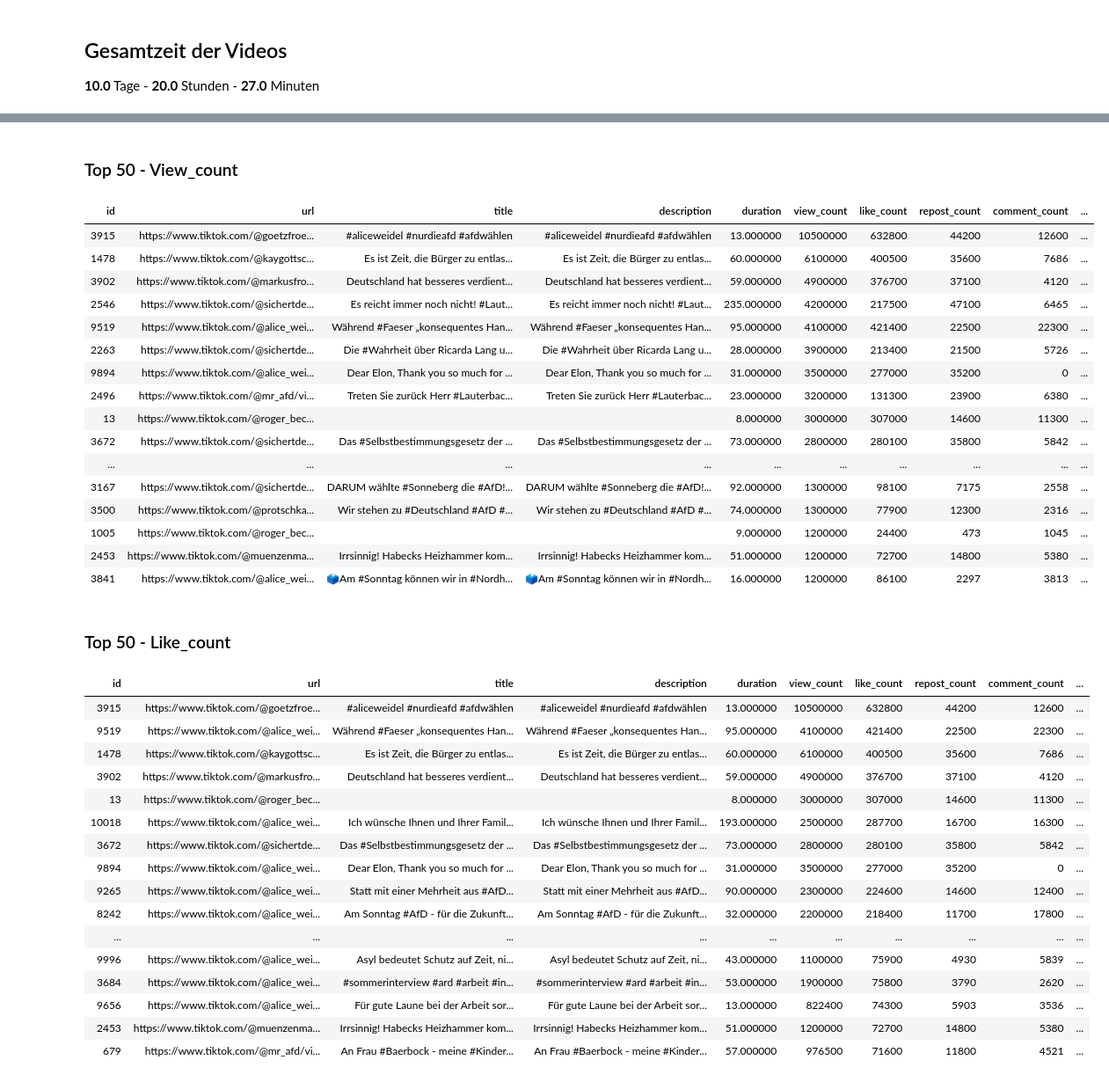
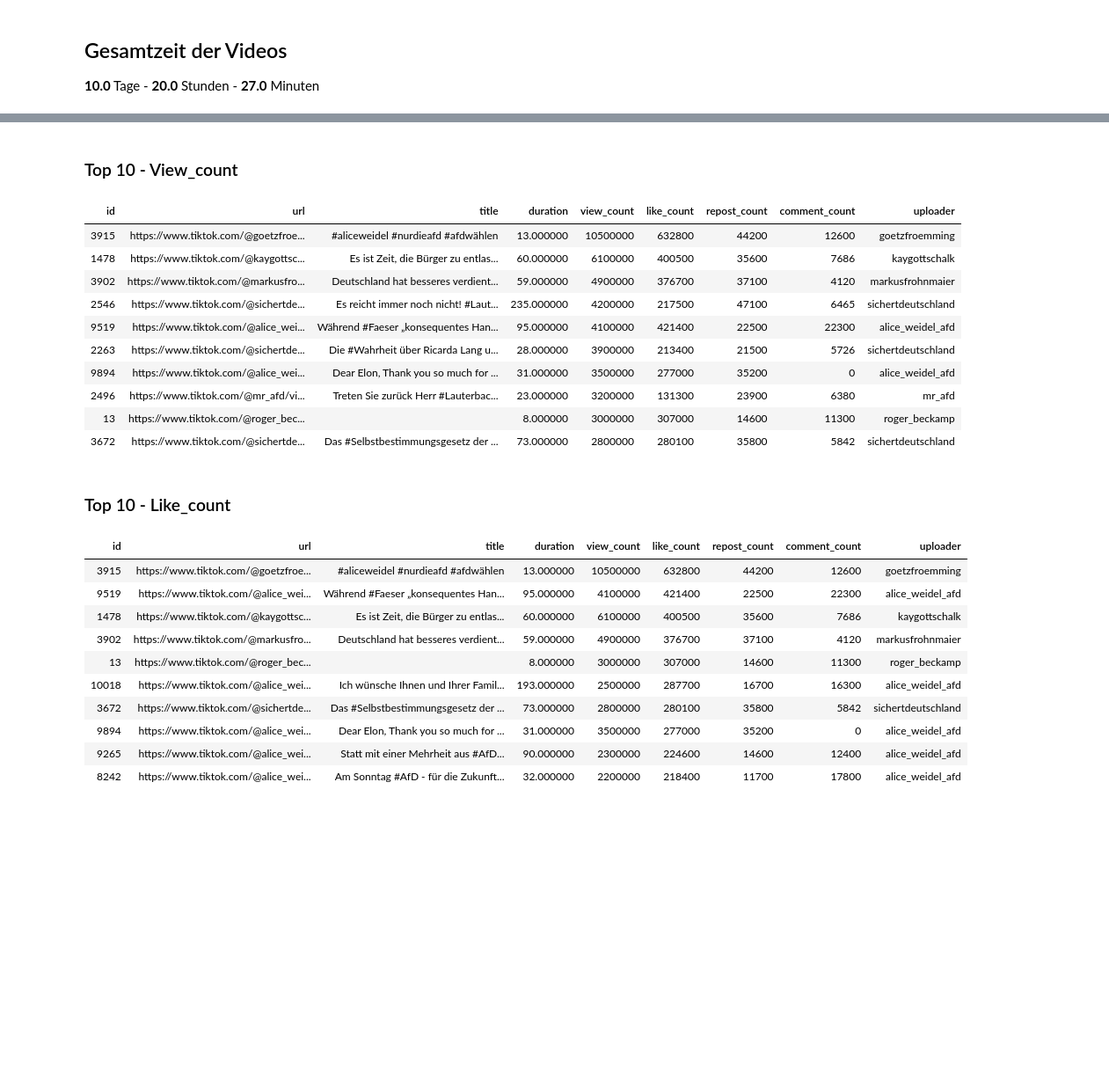
Before and after one commit to tt-fisher/tricktok, a Jupyter notebook: channel-link-extractor/channel-link-extractor.ipynb, the cells around one changed output, grey strips where cells are left out. Shown at 88% size. Saved outputs shown, nothing was run; the diff lists cells and outputs as text; code cells hidden in the pictures; blank space fills up the shorter version.

```diff
--- a/channel-link-extractor/channel-link-extractor.ipynb
+++ b/channel-link-extractor/channel-link-extractor.ipynb
@@ -565,9 +575,10 @@ from IPython.display import display, HTML
 # Annahme: df ist bereits definiert und enthält die Daten
 
 columns_to_plot = ["view_count", "like_count", "repost_count", "comment_count"]
-top_n = 50
+top_n = 50  # Für Altair-Plot
 charts = []
 
+# Altair-Plot für die Top 50 Einträge pro Metrik
 for col in columns_to_plot:
     # Top 50 Einträge für die jeweilige Spalte auswählen und absteigend sortieren
     df_sorted = df.nlargest(top_n, col).sort_values(by=col, ascending=False).copy()
@@ -584,73 +595,64 @@ for col in columns_to_plot:
             color=alt.Color("channel:N", title="Channel"),
             tooltip=[
                 "url",
                 "title",
                 "duration",
                 "view_count",
                 "like_count",
                 "repost_count",
                 "comment_count"
             ],
             href="url:N"  # Beim Klicken auf den Balken wird die URL geöffnet
         )
         .properties(
             title=f"Top {top_n} - {col.capitalize()}",
             width=800,
             height=600,
         )
     )
     charts.append(chart)
 
 # Alle Subplots vertikal anordnen
 final_chart = alt.vconcat(*charts)
 final_chart.show()
 
-# Tabellen für jede Metrik anzeigen
+# HTML-Tabellen für die Top 10 Einträge pro Metrik
+top_n_html = 10  # Für HTML-Ausgabe
+columns_for_html = ["id", "url", "title", "duration", "view_count", "like_count", "repost_count", "comment_count", "uploader"]
+
 for col in columns_to_plot:
-    # Top 50 Einträge erneut sortieren und vorbereiten
-    df_sorted = df.nlargest(top_n, col).sort_values(by=col, ascending=False).copy()
-    df_sorted["channel_label"] = df_sorted["channel"] + " (ID:" + df_sorted["id"].astype(str) + ")"
+    # Top 10 Einträge auswählen und sortieren
+    df_sorted_html = df.nlargest(top_n_html, col).sort_values(by=col, ascending=False).copy()
+    df_sorted_html["channel_label"] = df_sorted_html["channel"] + " (ID:" + df_sorted_html["id"].astype(str) + ")"
 
     # Überschrift für die Tabelle
-    display(HTML(f"<h3>Top {top_n} - {col.capitalize()}</h3>"))
-    # Schöne Tabelle mit Styling anzeigen und Index ausblenden
-    styled_table = df_sorted.style.set_table_attributes('class="table table-striped"').hide(axis='index')
+    display(HTML(f"<h3>Top {top_n_html} - {col.capitalize()}</h3>"))
+    # Nur die relevanten Spalten anzeigen und "description" weglassen
+    styled_table = df_sorted_html[columns_for_html].style.set_table_attributes('class="table table-striped"').hide(axis='index')
     display(styled_table)
 # %% [output]
 [interactive output not drawn]
-Top 50 - View_count
+Top 10 - View_count
-| id | url | title | description | duration | view_count | like_count | repost_count | comment_count | ... |
-| 3915 | https://www.tiktok.com/@goetzfroe... | #aliceweidel #nurdieafd #afdwählen | #aliceweidel #nurdieafd #afdwählen | 13.000000 | 10500000 | 632800 | 44200 | 12600 | ... |
-| 1478 | https://www.tiktok.com/@kaygottsc... | Es ist Zeit, die Bürger zu entlas... | Es ist Zeit, die Bürger zu entlas... | 60.000000 | 6100000 | 400500 | 35600 | 7686 | ... |
-| 3902 | https://www.tiktok.com/@markusfro... | Deutschland hat besseres verdient... | Deutschland hat besseres verdient... | 59.000000 | 4900000 | 376700 | 37100 | 4120 | ... |
-| 2546 | https://www.tiktok.com/@sichertde... | Es reicht immer noch nicht! #Laut... | Es reicht immer noch nicht! #Laut... | 235.000000 | 4200000 | 217500 | 47100 | 6465 | ... |
-| 9519 | https://www.tiktok.com/@alice_wei... | Während #Faeser „konsequentes Han... | Während #Faeser „konsequentes Han... | 95.000000 | 4100000 | 421400 | 22500 | 22300 | ... |
-| 2263 | https://www.tiktok.com/@sichertde... | Die #Wahrheit über Ricarda Lang u... | Die #Wahrheit über Ricarda Lang u... | 28.000000 | 3900000 | 213400 | 21500 | 5726 | ... |
-| 9894 | https://www.tiktok.com/@alice_wei... | Dear Elon, Thank you so much for ... | Dear Elon, Thank you so much for ... | 31.000000 | 3500000 | 277000 | 35200 | 0 | ... |
-| 2496 | https://www.tiktok.com/@mr_afd/vi... | Treten Sie zurück Herr #Lauterbac... | Treten Sie zurück Herr #Lauterbac... | 23.000000 | 3200000 | 131300 | 23900 | 6380 | ... |
-| 13 | https://www.tiktok.com/@roger_bec... |  |  | 8.000000 | 3000000 | 307000 | 14600 | 11300 | ... |
-| 3672 | https://www.tiktok.com/@sichertde... | Das #Selbstbestimmungsgesetz der ... | Das #Selbstbestimmungsgesetz der ... | 73.000000 | 2800000 | 280100 | 35800 | 5842 | ... |
-| ... | ... | ... | ... | ... | ... | ... | ... | ... | ... |
-| 3167 | https://www.tiktok.com/@sichertde... | DARUM wählte #Sonneberg die #AfD!... | DARUM wählte #Sonneberg die #AfD!... | 92.000000 | 1300000 | 98100 | 7175 | 2558 | ... |
-| 3500 | https://www.tiktok.com/@protschka... | Wir stehen zu #Deutschland #AfD #... | Wir stehen zu #Deutschland #AfD #... | 74.000000 | 1300000 | 77900 | 12300 | 2316 | ... |
-| 1005 | https://www.tiktok.com/@roger_bec... |  |  | 9.000000 | 1200000 | 24400 | 473 | 1045 | ... |
-| 2453 | https://www.tiktok.com/@muenzenma... | Irrsinnig! Habecks Heizhammer kom... | Irrsinnig! Habecks Heizhammer kom... | 51.000000 | 1200000 | 72700 | 14800 | 5380 | ... |
-| 3841 | https://www.tiktok.com/@alice_wei... | 🗳Am #Sonntag können wir in #Nordh... | 🗳Am #Sonntag können wir in #Nordh... | 16.000000 | 1200000 | 86100 | 2297 | 3813 | ... |
+| id | url | title | duration | view_count | like_count | repost_count | comment_count | uploader |
+| 3915 | https://www.tiktok.com/@goetzfroe... | #aliceweidel #nurdieafd #afdwählen | 13.000000 | 10500000 | 632800 | 44200 | 12600 | goetzfroemming |
+| 1478 | https://www.tiktok.com/@kaygottsc... | Es ist Zeit, die Bürger zu entlas... | 60.000000 | 6100000 | 400500 | 35600 | 7686 | kaygottschalk |
+| 3902 | https://www.tiktok.com/@markusfro... | Deutschland hat besseres verdient... | 59.000000 | 4900000 | 376700 | 37100 | 4120 | markusfrohnmaier |
+| 2546 | https://www.tiktok.com/@sichertde... | Es reicht immer noch nicht! #Laut... | 235.000000 | 4200000 | 217500 | 47100 | 6465 | sichertdeutschland |
+| 9519 | https://www.tiktok.com/@alice_wei... | Während #Faeser „konsequentes Han... | 95.000000 | 4100000 | 421400 | 22500 | 22300 | alice_weidel_afd |
+| 2263 | https://www.tiktok.com/@sichertde... | Die #Wahrheit über Ricarda Lang u... | 28.000000 | 3900000 | 213400 | 21500 | 5726 | sichertdeutschland |
+| 9894 | https://www.tiktok.com/@alice_wei... | Dear Elon, Thank you so much for ... | 31.000000 | 3500000 | 277000 | 35200 | 0 | alice_weidel_afd |
+| 2496 | https://www.tiktok.com/@mr_afd/vi... | Treten Sie zurück Herr #Lauterbac... | 23.000000 | 3200000 | 131300 | 23900 | 6380 | mr_afd |
+| 13 | https://www.tiktok.com/@roger_bec... |  | 8.000000 | 3000000 | 307000 | 14600 | 11300 | roger_beckamp |
+| 3672 | https://www.tiktok.com/@sichertde... | Das #Selbstbestimmungsgesetz der ... | 73.000000 | 2800000 | 280100 | 35800 | 5842 | sichertdeutschland |
-Top 50 - Like_count
+Top 10 - Like_count
-| id | url | title | description | duration | view_count | like_count | repost_count | comment_count | ... |
-| 3915 | https://www.tiktok.com/@goetzfroe... | #aliceweidel #nurdieafd #afdwählen | #aliceweidel #nurdieafd #afdwählen | 13.000000 | 10500000 | 632800 | 44200 | 12600 | ... |
-| 9519 | https://www.tiktok.com/@alice_wei... | Während #Faeser „konsequentes Han... | Während #Faeser „konsequentes Han... | 95.000000 | 4100000 | 421400 | 22500 | 22300 | ... |
-| 1478 | https://www.tiktok.com/@kaygottsc... | Es ist Zeit, die Bürger zu entlas... | Es ist Zeit, die Bürger zu entlas... | 60.000000 | 6100000 | 400500 | 35600 | 7686 | ... |
-| 3902 | https://www.tiktok.com/@markusfro... | Deutschland hat besseres verdient... | Deutschland hat besseres verdient... | 59.000000 | 4900000 | 376700 | 37100 | 4120 | ... |
-| 13 | https://www.tiktok.com/@roger_bec... |  |  | 8.000000 | 3000000 | 307000 | 14600 | 11300 | ... |
-| 10018 | https://www.tiktok.com/@alice_wei... | Ich wünsche Ihnen und Ihrer Famil... | Ich wünsche Ihnen und Ihrer Famil... | 193.000000 | 2500000 | 287700 | 16700 | 16300 | ... |
-| 3672 | https://www.tiktok.com/@sichertde... | Das #Selbstbestimmungsgesetz der ... | Das #Selbstbestimmungsgesetz der ... | 73.000000 | 2800000 | 280100 | 35800 | 5842 | ... |
-| 9894 | https://www.tiktok.com/@alice_wei... | Dear Elon, Thank you so much for ... | Dear Elon, Thank you so much for ... | 31.000000 | 3500000 | 277000 | 35200 | 0 | ... |
-| 9265 | https://www.tiktok.com/@alice_wei... | Statt mit einer Mehrheit aus #AfD... | Statt mit einer Mehrheit aus #AfD... | 90.000000 | 2300000 | 224600 | 14600 | 12400 | ... |
-| 8242 | https://www.tiktok.com/@alice_wei... | Am Sonntag #AfD - für die Zukunft... | Am Sonntag #AfD - für die Zukunft... | 32.000000 | 2200000 | 218400 | 11700 | 17800 | ... |
-| ... | ... | ... | ... | ... | ... | ... | ... | ... | ... |
-| 9996 | https://www.tiktok.com/@alice_wei... | Asyl bedeutet Schutz auf Zeit, ni... | Asyl bedeutet Schutz auf Zeit, ni... | 43.000000 | 1100000 | 75900 | 4930 | 5839 | ... |
-| 3684 | https://www.tiktok.com/@alice_wei... | #sommerinterview #ard #arbeit #in... | #sommerinterview #ard #arbeit #in... | 53.000000 | 1900000 | 75800 | 3790 | 2620 | ... |
-| 9656 | https://www.tiktok.com/@alice_wei... | Für gute Laune bei der Arbeit sor... | Für gute Laune bei der Arbeit sor... | 13.000000 | 822400 | 74300 | 5903 | 3536 | ... |
-| 2453 | https://www.tiktok.com/@muenzenma... | Irrsinnig! Habecks Heizhammer kom... | Irrsinnig! Habecks Heizhammer kom... | 51.000000 | 1200000 | 72700 | 14800 | 5380 | ... |
-| 679 | https://www.tiktok.com/@mr_afd/vi... | An Frau #Baerbock - meine #Kinder... | An Frau #Baerbock - meine #Kinder... | 57.000000 | 976500 | 71600 | 11800 | 4521 | ... |
+| id | url | title | duration | view_count | like_count | repost_count | comment_count | uploader |
+| 3915 | https://www.tiktok.com/@goetzfroe... | #aliceweidel #nurdieafd #afdwählen | 13.000000 | 10500000 | 632800 | 44200 | 12600 | goetzfroemming |
+| 9519 | https://www.tiktok.com/@alice_wei... | Während #Faeser „konsequentes Han... | 95.000000 | 4100000 | 421400 | 22500 | 22300 | alice_weidel_afd |
+| 1478 | https://www.tiktok.com/@kaygottsc... | Es ist Zeit, die Bürger zu entlas... | 60.000000 | 6100000 | 400500 | 35600 | 7686 | kaygottschalk |
+| 3902 | https://www.tiktok.com/@markusfro... | Deutschland hat besseres verdient... | 59.000000 | 4900000 | 376700 | 37100 | 4120 | markusfrohnmaier |
+| 13 | https://www.tiktok.com/@roger_bec... |  | 8.000000 | 3000000 | 307000 | 14600 | 11300 | roger_beckamp |
+| 10018 | https://www.tiktok.com/@alice_wei... | Ich wünsche Ihnen und Ihrer Famil... | 193.000000 | 2500000 | 287700 | 16700 | 16300 | alice_weidel_afd |
+| 3672 | https://www.tiktok.com/@sichertde... | Das #Selbstbestimmungsgesetz der ... | 73.000000 | 2800000 | 280100 | 35800 | 5842 | sichertdeutschland |
+| 9894 | https://www.tiktok.com/@alice_wei... | Dear Elon, Thank you so much for ... | 31.000000 | 3500000 | 277000 | 35200 | 0 | alice_weidel_afd |
+| 9265 | https://www.tiktok.com/@alice_wei... | Statt mit einer Mehrheit aus #AfD... | 90.000000 | 2300000 | 224600 | 14600 | 12400 | alice_weidel_afd |
+| 8242 | https://www.tiktok.com/@alice_wei... | Am Sonntag #AfD - für die Zukunft... | 32.000000 | 2200000 | 218400 | 11700 | 17800 | alice_weidel_afd |
```
Also changed, not shown: parts of 7 cells of this notebook, 3 other files.
